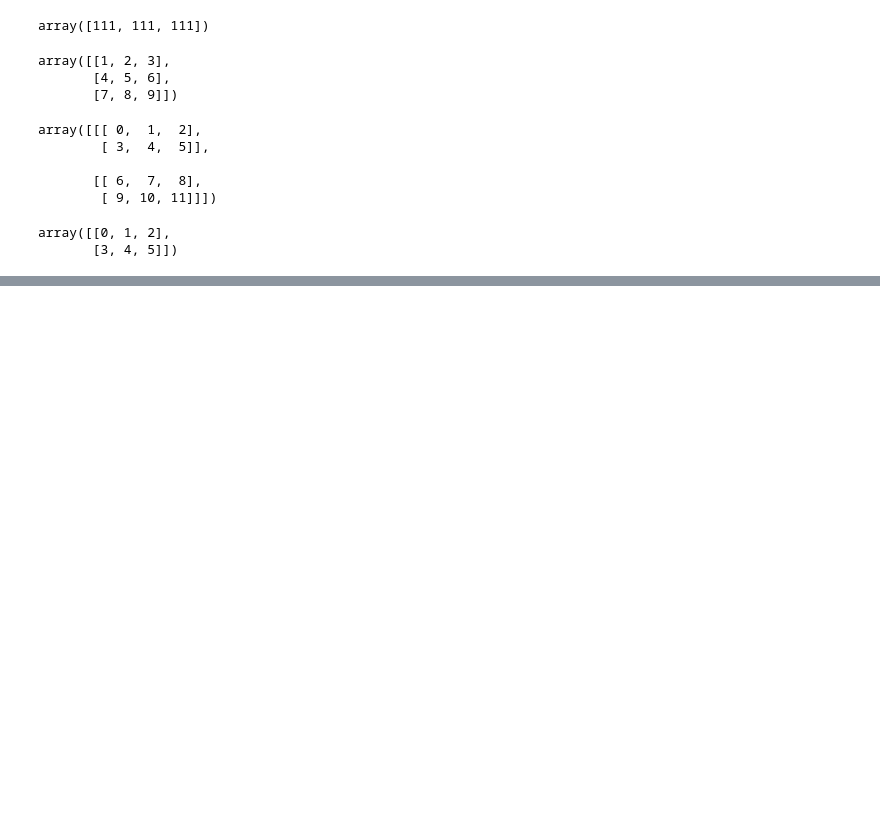
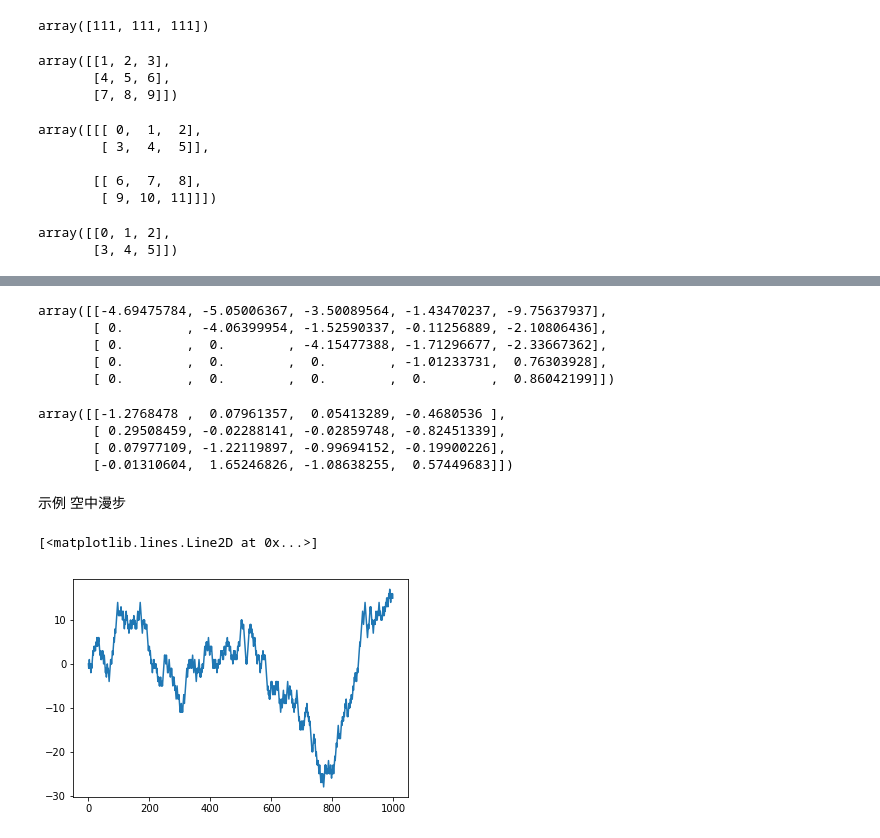
Before and after one commit to AN-ZE/DataAnalysis-note, a Jupyter notebook: Task1/capter-four.ipynb, the cells around one changed output, grey strips where cells are left out. Saved outputs shown, nothing was run; the diff lists cells and outputs as text; code cells hidden in the pictures; blank space fills up the shorter version.

```diff
--- a/Task1/capter-four.ipynb
+++ b/Task1/capter-four.ipynb
@@ -267,0 +380,5 @@ array([[0, 1, 2],
+# %%
+arr = np.empty((8,4))
+for i in range(8):
+    arr[i] = i
+arr
@@ -267,0 +877,18 @@ array([[0, 1, 2],
+# %%
+r
+# %% [output]
+array([[-4.69475784, -5.05006367, -3.50089564, -1.43470237, -9.75637937],
+       [ 0.        , -4.06399954, -1.52590337, -0.11256889, -2.10806436],
+       [ 0.        ,  0.        , -4.15477388, -1.71296677, -2.33667362],
+       [ 0.        ,  0.        ,  0.        , -1.01233731,  0.76303928],
+       [ 0.        ,  0.        ,  0.        ,  0.        ,  0.86042199]])
+# %%
+samples = np.random.normal(size=(4,4))
+samples
+# %% [output]
+array([[-1.2768478 ,  0.07961357,  0.05413289, -0.4680536 ],
+       [ 0.29508459, -0.02288141, -0.02859748, -0.82451339],
+       [ 0.07977109, -1.22119897, -0.99694152, -0.19900226],
+       [-0.01310604,  1.65246826, -1.08638255,  0.57449683]])
+# %% [markdown]
+示例 空中漫步
@@ -267,0 +897,12 @@ array([[0, 1, 2],
+# %%
+position = 0
+walk = [position]
+steps = 1000
+for i in range(steps):
+    step = 1 if random.randint(0,1) else -1
+    position += step
+    walk.append(position)
+plt.plot(walk[:1000])
+# %% [output]
+[<matplotlib.lines.Line2D at 0x...>]
+[figure, added]
```
Also changed, not shown: parts of 105 cells of this notebook.
